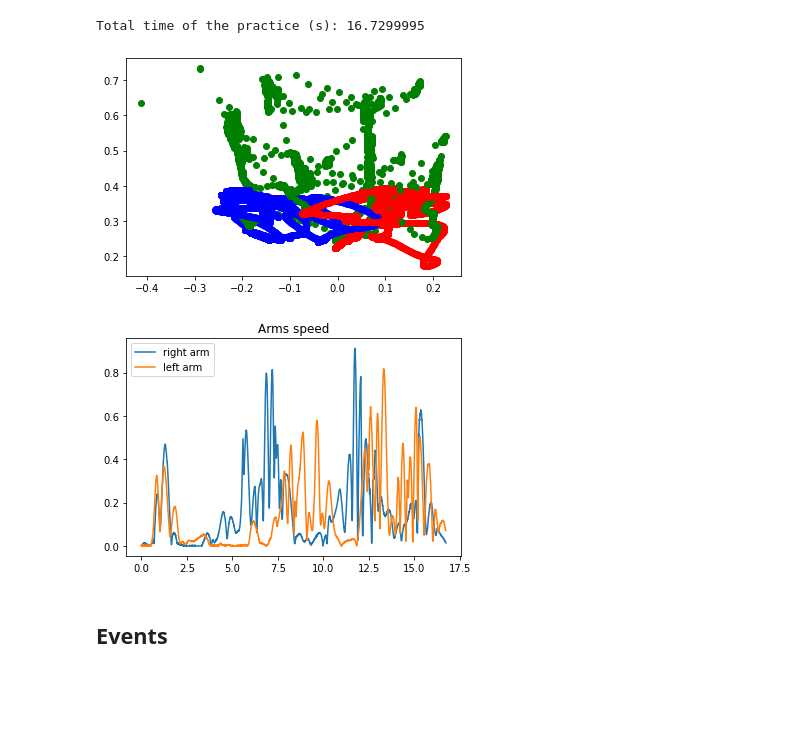
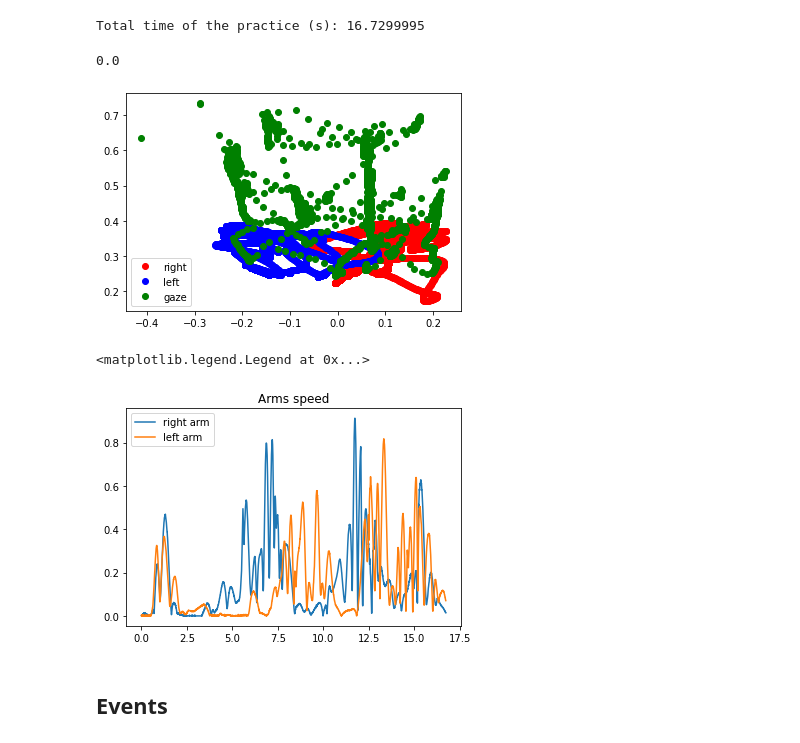
Before and after one commit to toelt-llc/KiPy, a Jupyter notebook: code/preprocessing.ipynb, the cells around one changed output. Cells and saved outputs as stored; diff of their text form; code cells hidden in the pictures; blank space fills up the shorter version.

```diff
--- a/code/preprocessing.ipynb
+++ b/code/preprocessing.ipynb
@@ -8,7 +9,7 @@ import matplotlib.animation as animation
 # %% [markdown]
 ## Loading a 'practice' file
 # %%
-FILEPATH = "../files/Object Hit - [Child - practice] - RIGHT - 12_02.csv"
+FILEPATH = "../files/Object_Hit_-_[Child_-_practice]_-_RIGHT_-_12_02.csv"
 # The first rows don't include tracking data -> skiprows
 results = pd.read_csv(FILEPATH,encoding= 'unicode_escape', sep=',',skiprows = 390, parse_dates=[0,1,2])
 # Sorted by Frame number
@@ -87,24 +88,29 @@ rightSpeed = results['Right: Hand speed']
 leftX = results['Left: Hand position X']
 leftY = results['Left: Hand position Y']
 leftSpeed = results['Left: Hand speed']
+# %%
+round(time[200],4)%1
+# %% [output]
+0.0
 # %%
 fig = plt.figure()
-i = 0
-while i < len(gazeX):
-    plt.plot(rightX[i],rightY[i],'ro')
-    plt.plot(leftX[i],leftY[i],'bo')
-    plt.plot(gazeX[i],gazeY[i],'go')
-    i+=1
+
+plt.plot(rightX,rightY,'ro', label='right')
+plt.plot(leftX,leftY,'bo', label='left')
+plt.plot(gazeX,gazeY,'go', label='gaze')
+
+plt.legend()
 plt.show()
 # %% [output]
-[figure, old version]
+[figure, new version]
 # %%
 plt.plot(time, rightSpeed, label='right arm')
 plt.plot(time, leftSpeed, label='left arm')
 plt.title('Arms speed')
 plt.legend()
-plt.savefig('arms_speed.svg')
+#plt.savefig('arms_speed.svg')
 # %% [output]
+<matplotlib.legend.Legend at 0x...>
 [figure]
 # %% [markdown]
 ## Events
```
Also changed, not shown: parts of 14 cells of this notebook.
